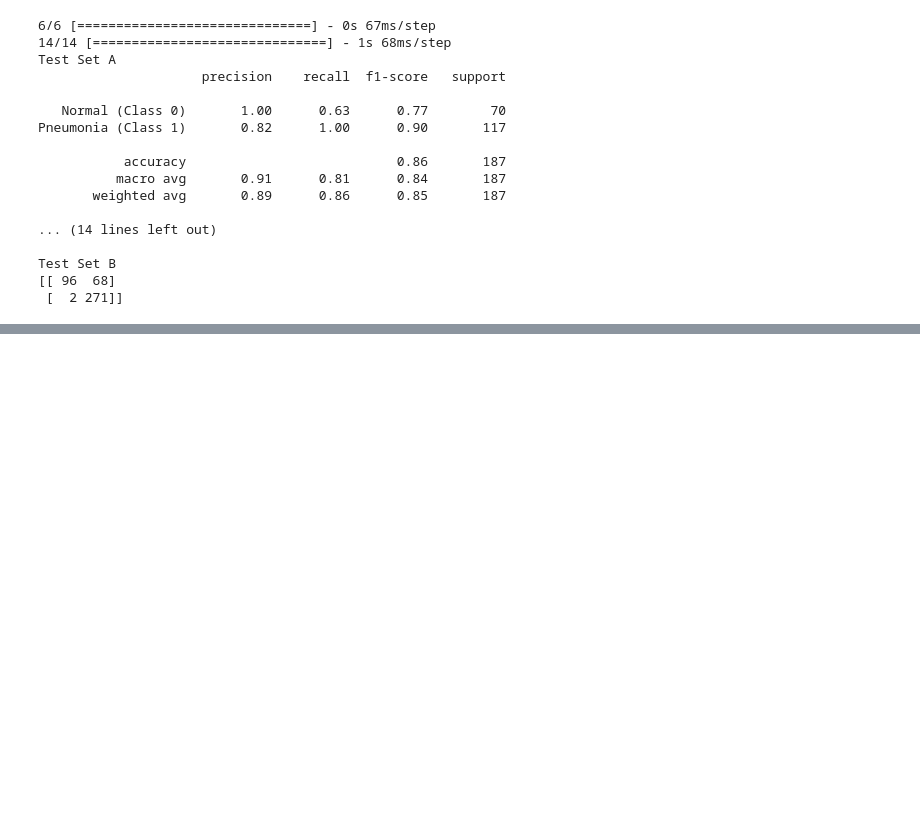
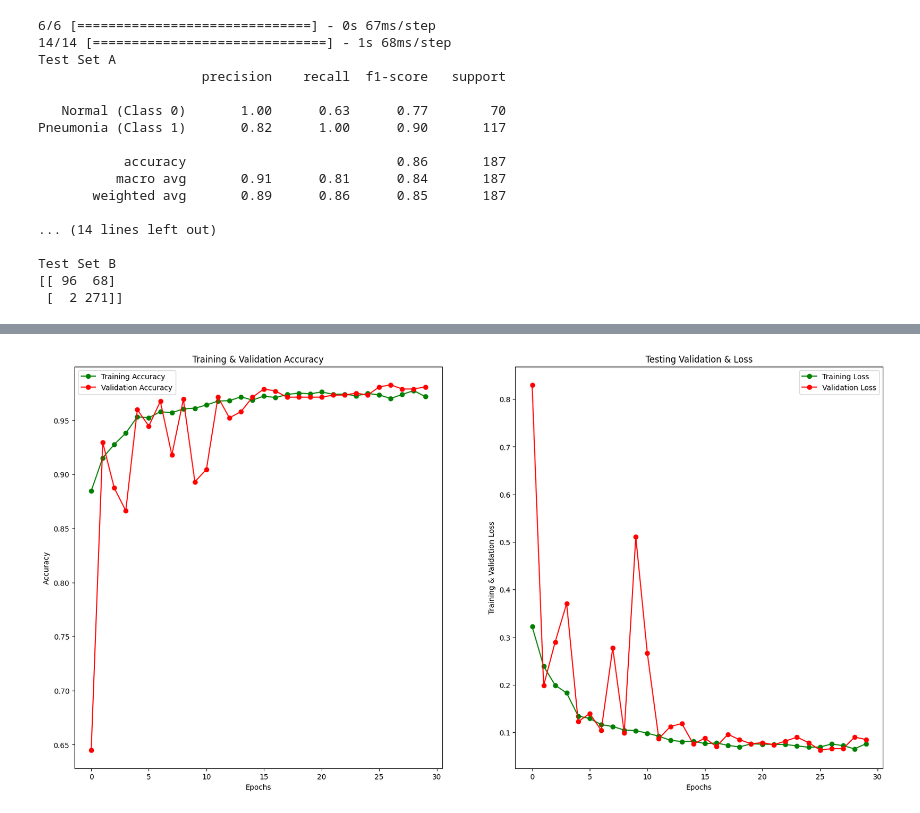
Before and after one commit to willpoulett/MUBA_MedMNIST, a Jupyter notebook: 2D_binary/train_and_evaluate.ipynb, the cells around one changed output, grey strips where cells are left out. Drawn from its saved outputs; the diff is of its cells as text; code cells hidden in the pictures; blank space fills up the shorter version.

Commit message:
added an advanced model with over sampling

```diff
--- a/2D_binary/train_and_evaluate.ipynb
+++ b/2D_binary/train_and_evaluate.ipynb
@@ -445,0 +464,2 @@ print(len(predictions_A))
+# %%
+model = build_basic_model(input_shape = (128,128,1), num_classes = 2, loss="categorical_crossentropy",final_activation="softmax")
@@ -445,0 +484,28 @@ print(len(predictions_A))
+# %%
+learning_rate_reduction = ReduceLROnPlateau(monitor='val_accuracy', patience = 2, verbose=1,factor=0.3, min_lr=0.000001)
+best_model = keras.callbacks.ModelCheckpoint(filepath='./oversample_models/best_model_epoch_{epoch:02d}.h5', save_best_only=True)
+
+class CustomSaver(keras.callbacks.Callback):
+    def on_epoch_end(self, epoch, logs={}):
+        if epoch % 5 == 0:  # or save after some epoch, each k-th epoch etc.
+            self.model.save(f"./oversample_models/model_epoch_{epoch}.h5")
+
+epoch_saver = CustomSaver()
+# %%
+datagen = ImageDataGenerator(
+        featurewise_center=False,  # set input mean to 0 over the dataset
+        samplewise_center=False,  # set each sample mean to 0
+        featurewise_std_normalization=False,  # divide inputs by std of the dataset
+        samplewise_std_normalization=False,  # divide each input by its std
+        zca_whitening=False,  # apply ZCA whitening
+        rotation_range = 25,  # randomly rotate images in the range (degrees, 0 to 180)
+        zoom_range = 0.15, # Randomly zoom image
+        width_shift_range=0.15,  # randomly shift images horizontally (fraction of total width)
+        height_shift_range=0.15,  # randomly shift images vertically (fraction of total height)
+        horizontal_flip = True,  # randomly flip images
+        vertical_flip=False)  # randomly flip images
+
+
+datagen.fit(X_train_oversample)
+# %%
+history_4 = model.fit(datagen.flow(X_train_oversample,y_train_oversample, batch_size = 32), epochs = 30 ,  validation_data = datagen.flow(X_val, y_val) ,callbacks = [learning_rate_reduction,best_model,epoch_saver],)
@@ -445,0 +533,4 @@ print(len(predictions_A))
+# %%
+plot_history(history_4, size=(20,10), epochs = 30)
+# %% [output]
+[figure, added]
```
Also changed, not shown: parts of 11 cells of this notebook, 15 other files.
